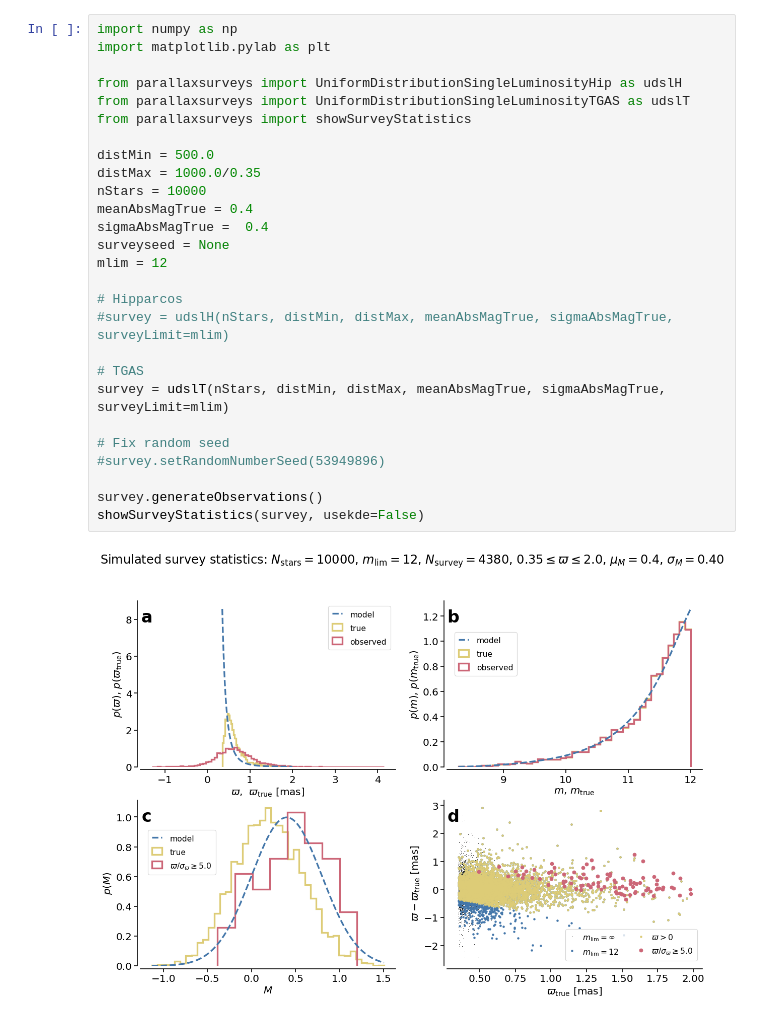
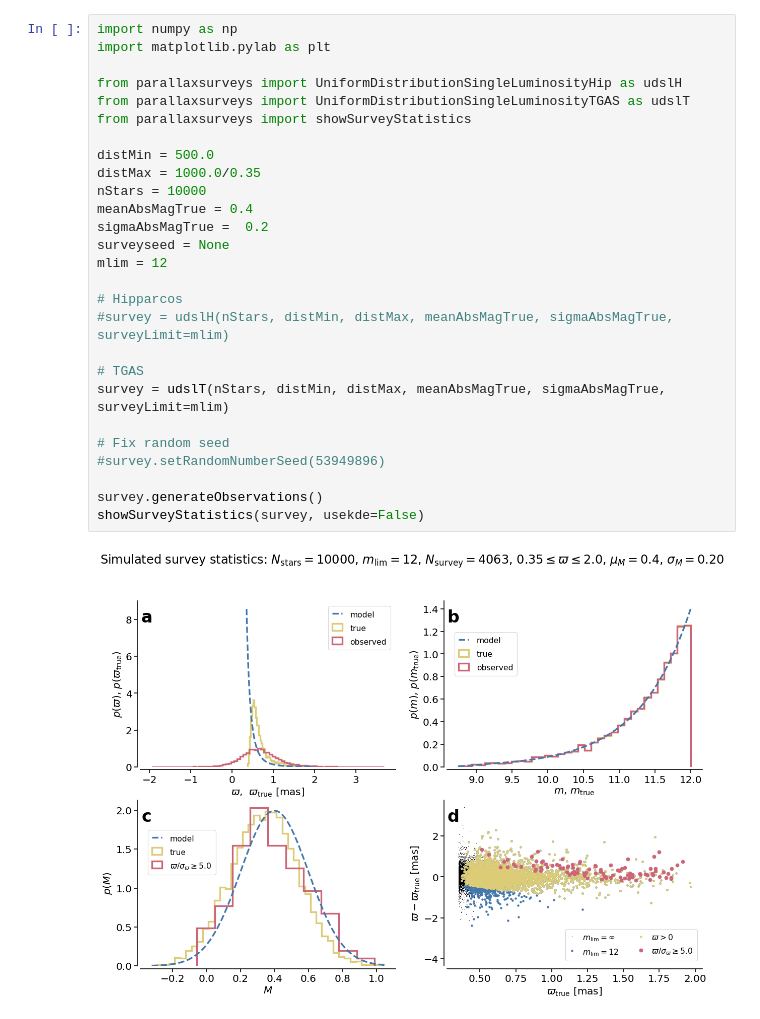
Before and after one commit to agabrown/astrometry-inference-tutorials, a Jupyter notebook: luminosity-calibration/Parallax_survey_simulation.ipynb, the cells around one changed output. Drawn from its saved outputs; the diff is of its cells as text.

```diff
--- a/luminosity-calibration/Parallax_survey_simulation.ipynb
+++ b/luminosity-calibration/Parallax_survey_simulation.ipynb
@@ -45,30 +45,30 @@ The code below how to use the classes and funtions in [parallaxsurveys.py](./par
 # %%
 import numpy as np
 import matplotlib.pylab as plt
 
 from parallaxsurveys import UniformDistributionSingleLuminosityHip as udslH
 from parallaxsurveys import UniformDistributionSingleLuminosityTGAS as udslT
 from parallaxsurveys import showSurveyStatistics
 
 distMin = 500.0
 distMax = 1000.0/0.35
 nStars = 10000
 meanAbsMagTrue = 0.4
-sigmaAbsMagTrue =  0.4
+sigmaAbsMagTrue =  0.2
 surveyseed = None
 mlim = 12
 
 # Hipparcos
 #survey = udslH(nStars, distMin, distMax, meanAbsMagTrue, sigmaAbsMagTrue, surveyLimit=mlim)
 
 # TGAS
 survey = udslT(nStars, distMin, distMax, meanAbsMagTrue, sigmaAbsMagTrue, surveyLimit=mlim)
 
 # Fix random seed
 #survey.setRandomNumberSeed(53949896)
 
 survey.generateObservations()
 showSurveyStatistics(survey, usekde=False)
 # %% [output]
-[figure, old version]
+[figure, new version]
 # %% [markdown]
```
Also changed, not shown: parts of 6 cells of this notebook.
